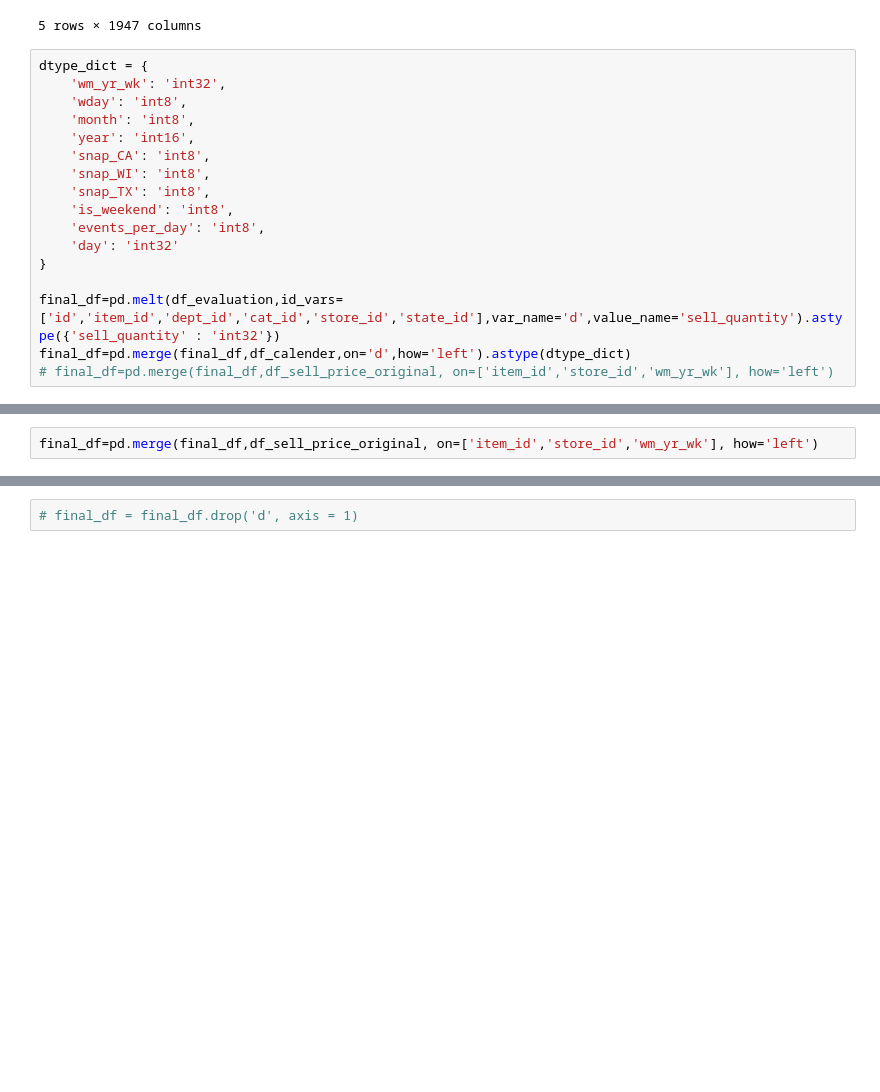
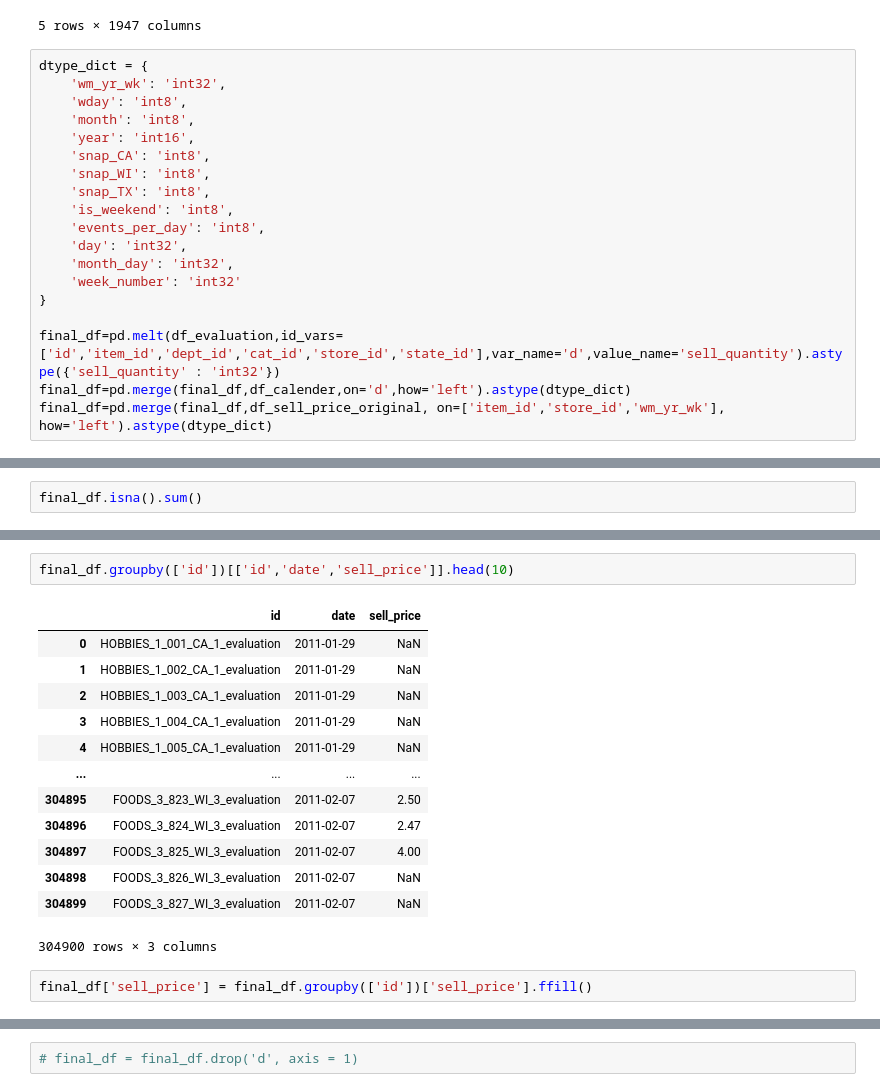
Before and after one commit to yoheita/Springboard, a Jupyter notebook: Capstone Project 2/Draft/Capstone_Project_Data_Wrangle_final.ipynb, the cells around one changed output, grey strips where cells are left out. Cells and saved outputs as stored; diff of their text form; blank space fills up the shorter version.

```diff
--- a/Capstone Project 2/Draft/Capstone_Project_Data_Wrangle_final.ipynb
+++ b/Capstone Project 2/Draft/Capstone_Project_Data_Wrangle_final.ipynb
@@ -690,12 +674,14 @@ dtype_dict = {
     'snap_TX': 'int8',
     'is_weekend': 'int8',
     'events_per_day': 'int8',
-    'day': 'int32'
+    'day': 'int32',
+    'month_day': 'int32',
+    'week_number': 'int32'
 }
 
 final_df=pd.melt(df_evaluation,id_vars=['id','item_id','dept_id','cat_id','store_id','state_id'],var_name='d',value_name='sell_quantity').astype({'sell_quantity' : 'int32'})
 final_df=pd.merge(final_df,df_calender,on='d',how='left').astype(dtype_dict)
-# final_df=pd.merge(final_df,df_sell_price_original, on=['item_id','store_id','wm_yr_wk'], how='left')
+final_df=pd.merge(final_df,df_sell_price_original, on=['item_id','store_id','wm_yr_wk'], how='left').astype(dtype_dict)
 # %%
 final_df.head()
 # %% [output]
@@ -709,2 +695,2 @@ final_df.head()
 # %%
-final_df=pd.merge(final_df,df_sell_price_original, on=['item_id','store_id','wm_yr_wk'], how='left')
+final_df.isna().sum()
@@ -710,0 +720,18 @@ final_df=pd.merge(final_df,df_sell_price_original, on=['item_id','store_id','wm_
+# %%
+final_df.groupby(['id'])[['id','date','sell_price']].head(10)
+# %% [output]
+|  | id | date | sell_price |
+| 0 | HOBBIES_1_001_CA_1_evaluation | 2011-01-29 | NaN |
+| 1 | HOBBIES_1_002_CA_1_evaluation | 2011-01-29 | NaN |
+| 2 | HOBBIES_1_003_CA_1_evaluation | 2011-01-29 | NaN |
+| 3 | HOBBIES_1_004_CA_1_evaluation | 2011-01-29 | NaN |
+| 4 | HOBBIES_1_005_CA_1_evaluation | 2011-01-29 | NaN |
+| ... | ... | ... | ... |
+| 304895 | FOODS_3_823_WI_3_evaluation | 2011-02-07 | 2.50 |
+| 304896 | FOODS_3_824_WI_3_evaluation | 2011-02-07 | 2.47 |
+| 304897 | FOODS_3_825_WI_3_evaluation | 2011-02-07 | 4.00 |
+| 304898 | FOODS_3_826_WI_3_evaluation | 2011-02-07 | NaN |
+| 304899 | FOODS_3_827_WI_3_evaluation | 2011-02-07 | NaN |
+304900 rows × 3 columns
+# %%
+final_df['sell_price'] = final_df.groupby(['id'])['sell_price'].ffill()
```
Also changed, not shown: parts of 47 cells of this notebook, 2 other files.
